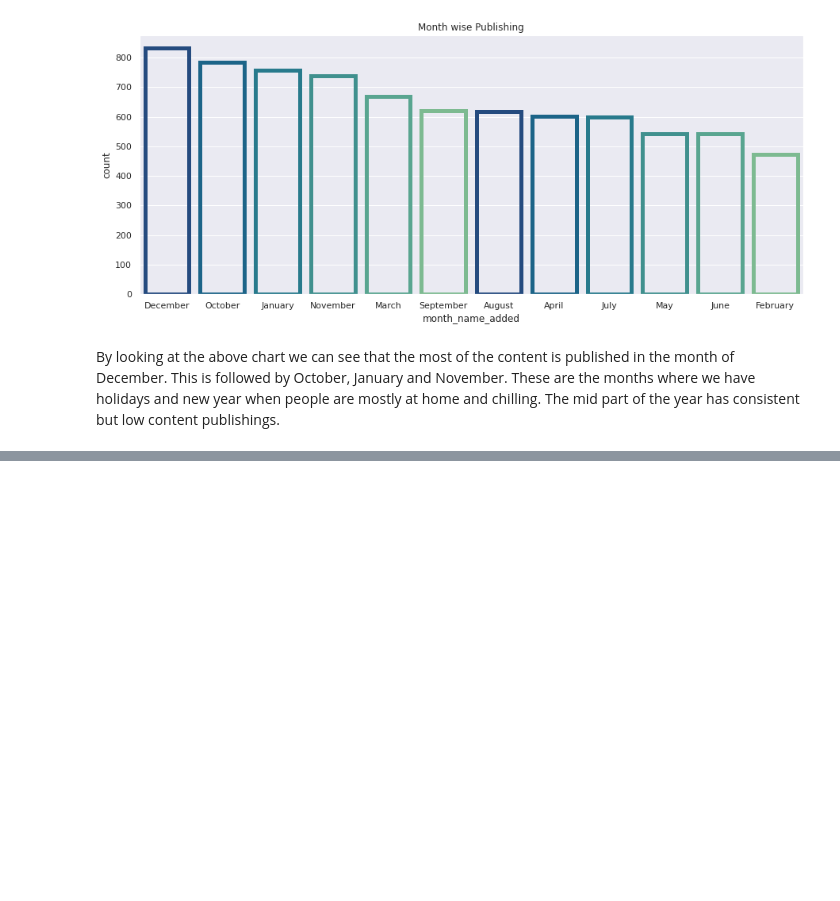
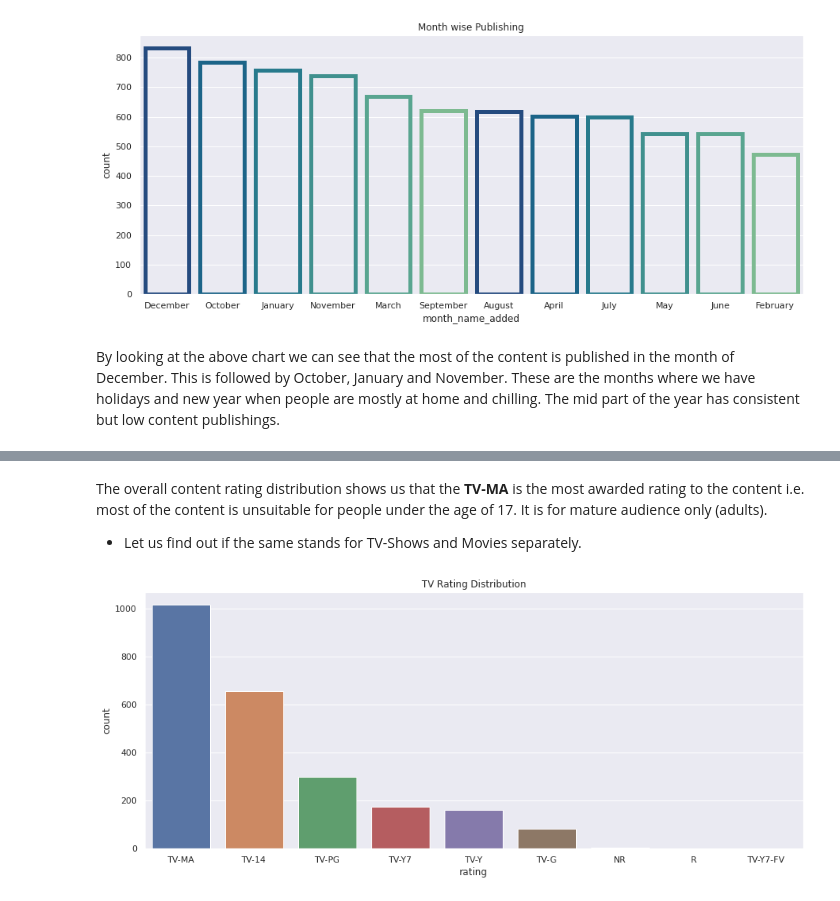
Before and after one commit to vinayakpotdar2114/Capstone-Project-4-Netflix-Movies-and-TV-Shows-Clustering, a Jupyter notebook: NETFLIX_MOVIES_AND_TV_SHOWS_CLUSTERING.ipynb, the cells around one changed output, grey strips where cells are left out. Cells and saved outputs as stored; diff of their text form; code cells hidden in the pictures; blank space fills up the shorter version.

```diff
--- a/NETFLIX_MOVIES_AND_TV_SHOWS_CLUSTERING.ipynb
+++ b/NETFLIX_MOVIES_AND_TV_SHOWS_CLUSTERING.ipynb
@@ -421,0 +458,13 @@ By looking at the above chart we can see that the most of the content is publish
+# %% [markdown]
+The overall content rating distribution shows us that the **TV-MA** is the most awarded rating to the content i.e. most of the content is unsuitable for people under the age of 17. It is for mature audience only (adults).
+
+
+* Let us find out if the same stands for TV-Shows and Movies separately.
+# %%
+# Ploting the rating distribution for TV shows, using the tv_shows_data that we created earlier.
+plt.figure(figsize=(15,6))
+plt.title('TV Rating Distribution')
+sns.countplot(x='rating',data=tv_shows_data,order=tv_shows_data['rating'].value_counts().index[:15])
+plt.show()
+# %% [output]
+[figure, added]
```
Also changed, not shown: parts of 61 cells of this notebook.
